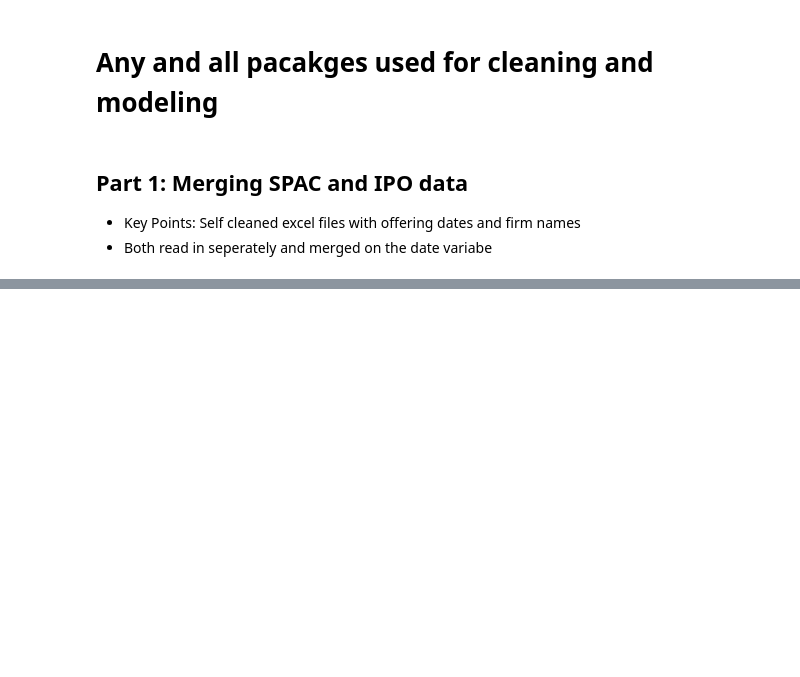
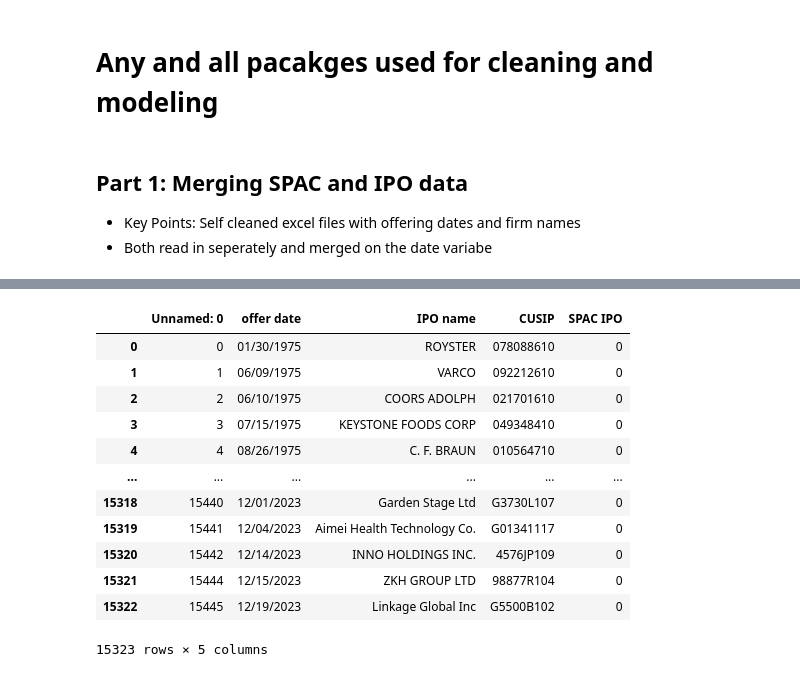
Before and after one commit to ZiggyFloydLee/FIN337-FinalProject-Team12, a Jupyter notebook: EDA_and_Model.ipynb, the cells around one changed output, grey strips where cells are left out. Cells and saved outputs as stored; diff of their text form; code cells hidden in the pictures; blank space fills up the shorter version.

```diff
--- a/EDA_and_Model.ipynb
+++ b/EDA_and_Model.ipynb
@@ -30,6 +86,22 @@ merged_IPOnSPAC = pd.merge(left=IPO_data, right=spac_data, how='left', on='CUSIP
 merged_IPOnSPAC['SPAC IPO '] = merged_IPOnSPAC['SPAC IPO '].notna().astype(int)
 merged_IPOnSPAC = merged_IPOnSPAC.drop(merged_IPOnSPAC.columns[-1], axis=1)
 merged_IPOnSPAC.to_csv('inputs/MergedIPO&SPAC.csv')
+# %%
+merged_IPOnSPAC
+# %% [output]
+|  | Unnamed: 0 | offer date | IPO name | CUSIP | SPAC IPO |
+| 0 | 0 | 01/30/1975 | ROYSTER | 078088610 | 0 |
+| 1 | 1 | 06/09/1975 | VARCO | 092212610 | 0 |
+| 2 | 2 | 06/10/1975 | COORS ADOLPH | 021701610 | 0 |
+| 3 | 3 | 07/15/1975 | KEYSTONE FOODS CORP | 049348410 | 0 |
+| 4 | 4 | 08/26/1975 | C. F. BRAUN | 010564710 | 0 |
+| ... | ... | ... | ... | ... | ... |
+| 15318 | 15440 | 12/01/2023 | Garden Stage Ltd | G3730L107 | 0 |
+| 15319 | 15441 | 12/04/2023 | Aimei Health Technology Co. | G01341117 | 0 |
+| 15320 | 15442 | 12/14/2023 | INNO HOLDINGS INC. | 4576JP109 | 0 |
+| 15321 | 15444 | 12/15/2023 | ZKH GROUP LTD | 98877R104 | 0 |
+| 15322 | 15445 | 12/19/2023 | Linkage Global Inc | G5500B102 | 0 |
+15323 rows × 5 columns
 # %%
 # # Convert 'offer date' from 'YYYYMMDD' to 'MM/DD/YYYY'
 # IPO_data['offer date'] = pd.to_datetime(IPO_data['offer date'],format='%Y%m%d')
```
Also changed, not shown: parts of 7 cells of this notebook.
